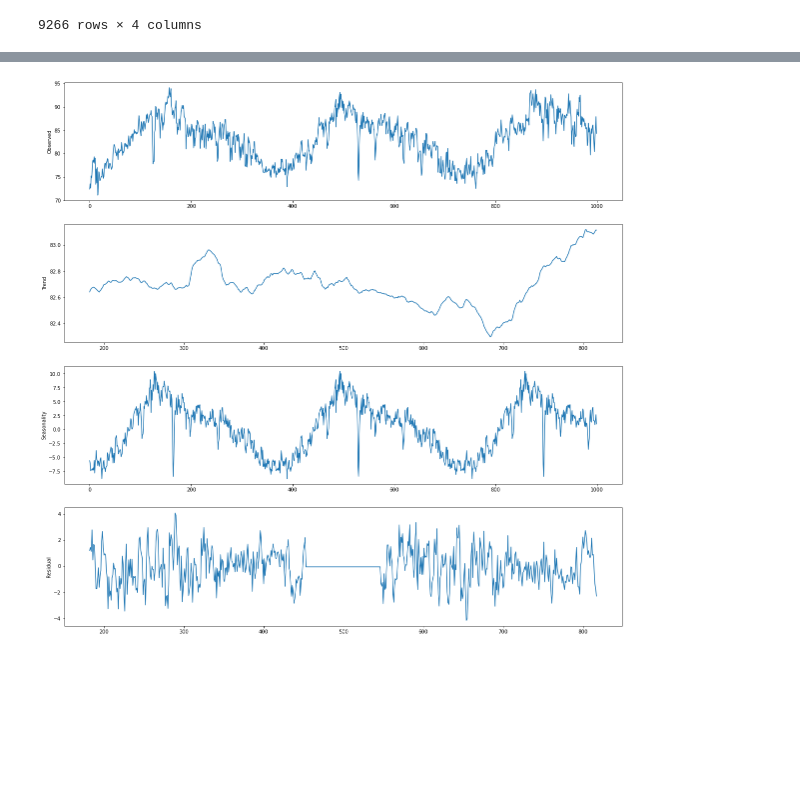
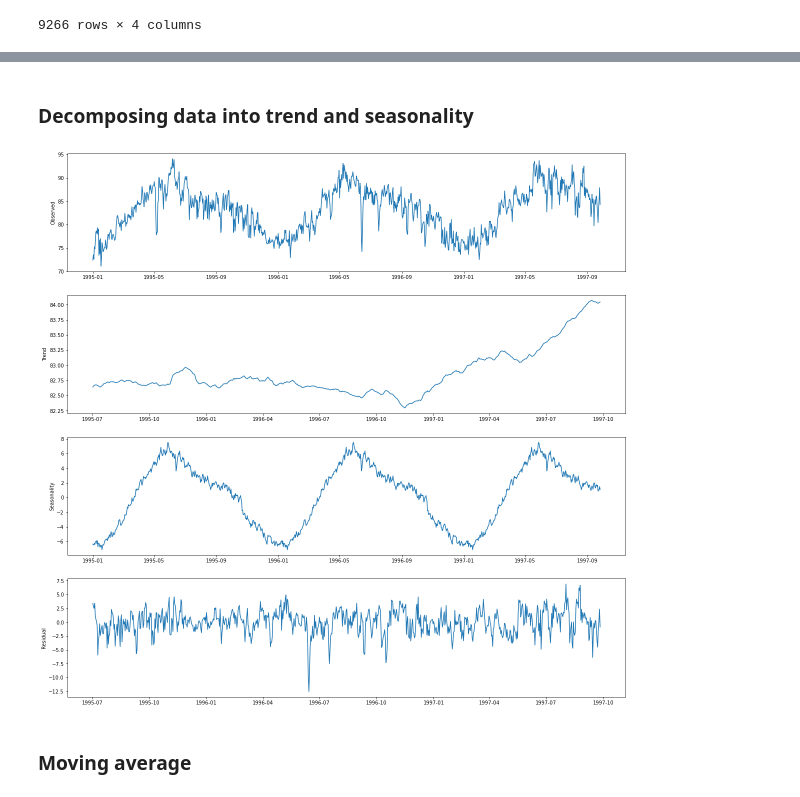
Before and after one commit to ayush4712/TimeSeriesForcasting, a Jupyter notebook: DailyTempDataVisualization.ipynb, the cells around one changed output, grey strips where cells are left out. Cells and saved outputs as stored; diff of their text form; code cells hidden in the pictures; blank space fills up the shorter version.

```diff
--- a/DailyTempDataVisualization.ipynb
+++ b/DailyTempDataVisualization.ipynb
@@ -22,3 +28,7 @@ data
 | 9264 | 5 | 12 | 2020 | 87.5 |
 | 9265 | 5 | 13 | 2020 | 84.2 |
 9266 rows × 4 columns
+# %%
+data['TimeStamp'] = data['Day'].map(str) + '-' + data['Month'].map(str) + '-' + data['Year'].map(str)
+data['TimeStamp'] = pd.to_datetime(data['TimeStamp'], dayfirst=True)
+data.head(10)
@@ -48,24 +89,28 @@ plt.plot(data.index[l:r], data['Temp'][l:r])
+# %% [markdown]
+### Decomposing data into trend and seasonality
 # %%
 from statsmodels.tsa.seasonal import seasonal_decompose
 
 l = 0
 r = 1000
-result = seasonal_decompose(data['Temp'][l:r], model='additive', period=365)
+result = seasonal_decompose(data['Temp'], model='additive', period=365)
 
-x = list(range(len(data)))[l:r]
+x = data['TimeStamp'][l:r]
 plt.figure(figsize=(20, 20))
 plt.subplot(4, 1, 1)
 plt.ylabel('Observed')
-plt.plot(x, result.observed)
+plt.plot(x, result.observed[l:r])
 plt.subplot(4, 1, 2)
 plt.ylabel('Trend')
-plt.plot(x, result.trend)
+plt.plot(x, result.trend[l:r])
 plt.subplot(4, 1, 3)
 plt.ylabel('Seasonality')
-plt.plot(x, result.seasonal)
+plt.plot(x, result.seasonal[l:r])
 plt.subplot(4, 1, 4)
 plt.ylabel('Residual')
-plt.plot(x, result.resid)
+plt.plot(x, result.resid[l:r])
 plt.show()
 # %% [output]
-[figure, old version]
+[figure, new version]
+# %% [markdown]
+### Moving average
```
Also changed, not shown: parts of 13 cells of this notebook.
